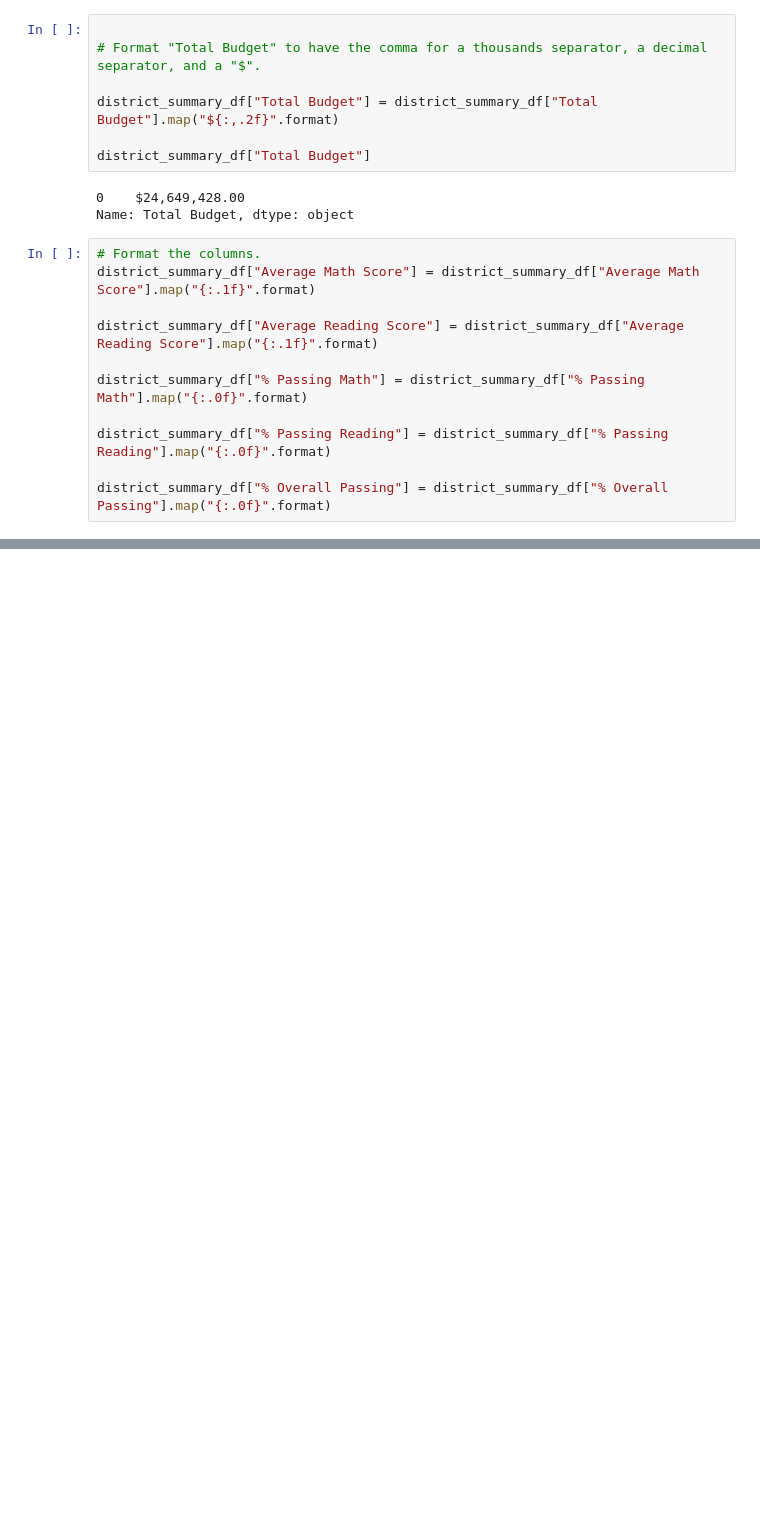
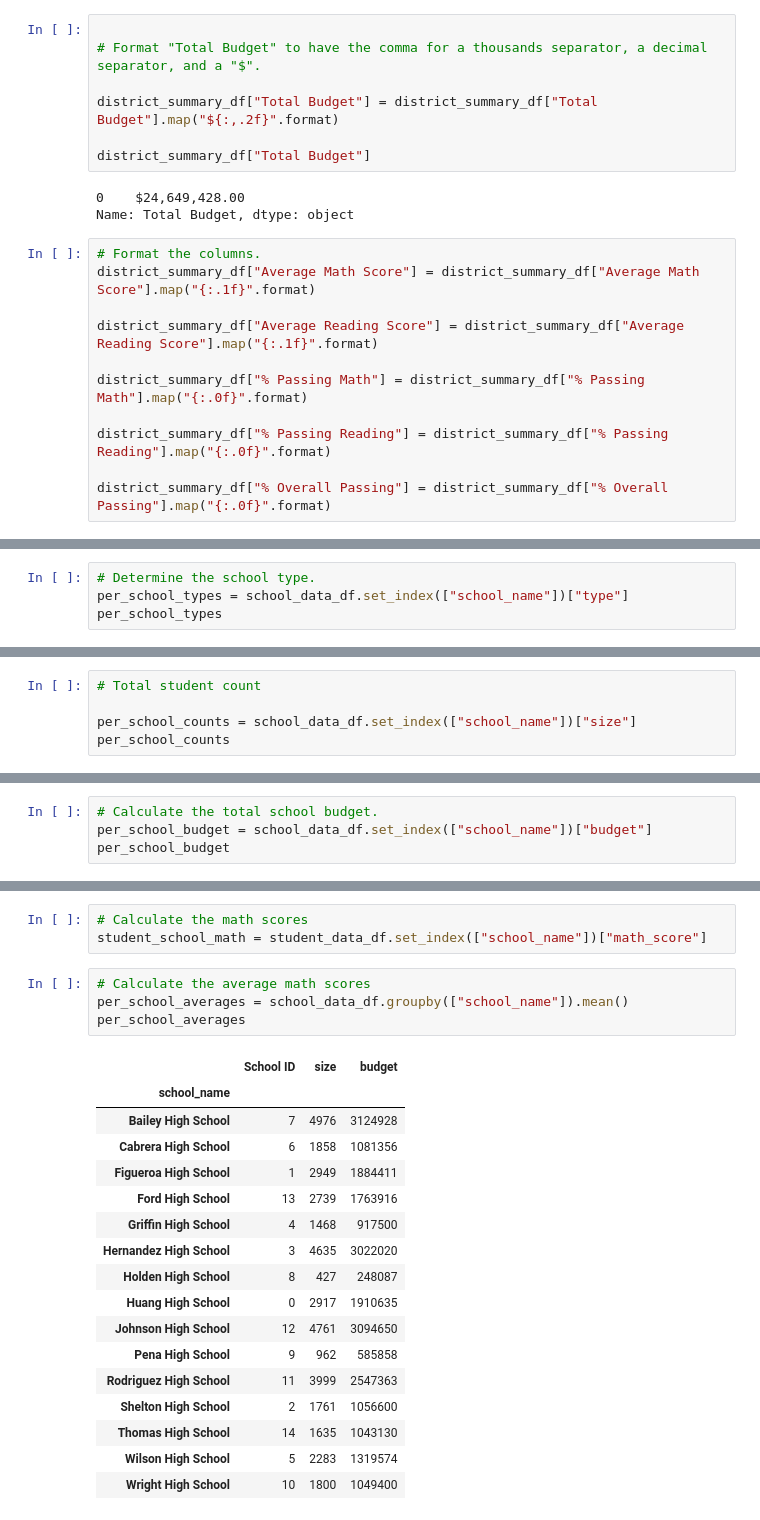
Before and after one commit to blandes37/The_School_District_Analysis, a Jupyter notebook: PyCitySchools.ipynb, the cells around one changed output, grey strips where cells are left out. Drawn from its saved outputs; the diff is of its cells as text; blank space fills up the shorter version.

```diff
--- a/PyCitySchools.ipynb
+++ b/PyCitySchools.ipynb
@@ -314,3 +314,7 @@ district_summary_df
 # %% [output]
 |  | Total Schools | Total Students | Total Budget | Average Math Score | Average Reading Score | % Passing Math | ... |
 | 0 | 15 | 39,170 | $24,649,428.00 | 79.0 | 81.9 | 75 | ... |
+# %%
+# Determine the school type.
+per_school_types = school_data_df.set_index(["school_name"])["type"]
+per_school_types
@@ -316,0 +382,5 @@ district_summary_df
+# %%
+# Total student count
+
+per_school_counts = school_data_df.set_index(["school_name"])["size"]
+per_school_counts
@@ -316,0 +426,4 @@ district_summary_df
+# %%
+# Calculate the total school budget.
+per_school_budget = school_data_df.set_index(["school_name"])["budget"]
+per_school_budget
@@ -316,0 +469,25 @@ district_summary_df
+# %%
+# Calculate the math scores
+student_school_math = student_data_df.set_index(["school_name"])["math_score"]
+# %%
+# Calculate the average math scores
+per_school_averages = school_data_df.groupby(["school_name"]).mean()
+per_school_averages
+# %% [output]
+|  | School ID | size | budget |
+| school_name |  |  |  |
+| Bailey High School | 7 | 4976 | 3124928 |
+| Cabrera High School | 6 | 1858 | 1081356 |
+| Figueroa High School | 1 | 2949 | 1884411 |
+| Ford High School | 13 | 2739 | 1763916 |
+| Griffin High School | 4 | 1468 | 917500 |
+| Hernandez High School | 3 | 4635 | 3022020 |
+| Holden High School | 8 | 427 | 248087 |
+| Huang High School | 0 | 2917 | 1910635 |
+| Johnson High School | 12 | 4761 | 3094650 |
+| Pena High School | 9 | 962 | 585858 |
+| Rodriguez High School | 11 | 3999 | 2547363 |
+| Shelton High School | 2 | 1761 | 1056600 |
+| Thomas High School | 14 | 1635 | 1043130 |
+| Wilson High School | 5 | 2283 | 1319574 |
+| Wright High School | 10 | 1800 | 1049400 |
```
Also changed, not shown: parts of 20 cells of this notebook.
